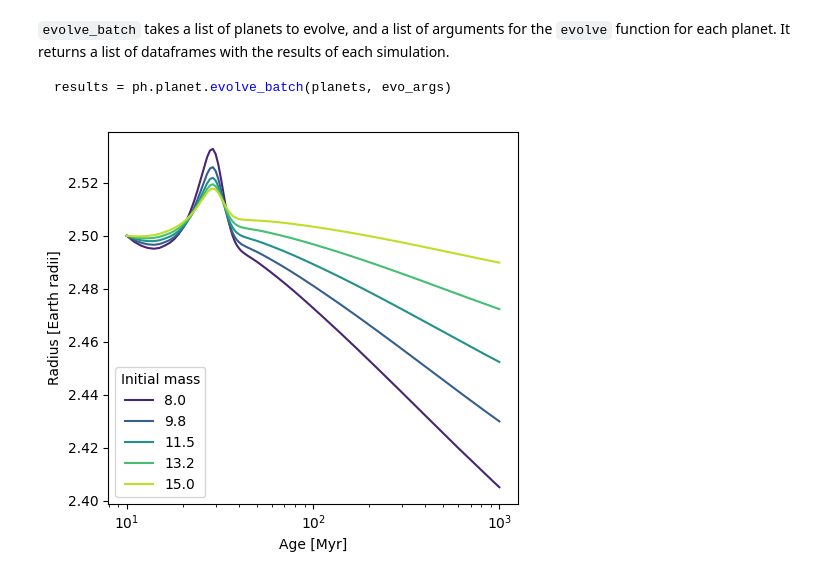
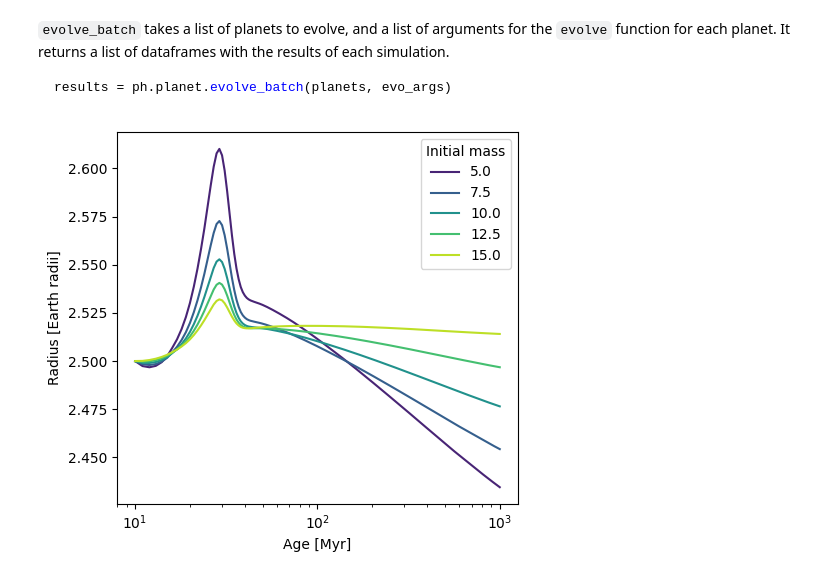
Before and after one commit to jorgefz/photoevolver, a Jupyter notebook: examples/planet-evolution-threaded.ipynb, the cells around one changed output. Saved outputs shown, nothing was run; the diff lists cells and outputs as text; code cells hidden in the pictures.

```diff
--- a/examples/planet-evolution-threaded.ipynb
+++ b/examples/planet-evolution-threaded.ipynb
@@ -20,14 +19,17 @@ import Mors as mors
 # Load models
 star = mors.Star(Mstar = 1.0, percentile = 50.0)
 models = dict(
-    star_model = star,
-    core_model = models.core_otegi20,
-    envelope_model = models.envelope_chen16,
+    star = star,
+    core = ph.models.core_otegi20,
+    env  = ph.models.envelope_chen16,
 )
+"""
+I defined no mass loss model, so they planet will not experience atmospheric escape, only thermal evolution.
+"""
 
 # Create planets
-masses = np.linspace(8, 15, num = 5)
-planets = [ ph.Planet(mass = m, radius = 2.5, period = 10) for m in masses ]
+masses = np.linspace(5, 15, num = 5)
+planets = [ ph.Planet(mass = m, radius = 2.5, period = 5) for m in masses ]
 for p in planets:
     p.set_models(**models)
 
@@ -37,19 +39,20 @@ evo_args = [ dict(start = 10, end = 1000, step = 1, progressbar = True) ] * len(
 results = ph.planet.evolve_batch(planets, evo_args)
 # %%
 
-fig, ax = plt.subplots(1, 1, figsize=(5, 4.5))
+fig, ax1 = plt.subplots(1, 1, figsize=(5, 4.5))
 
-ax.set_xlabel("Age [Myr]")
-ax.set_ylabel("Radius [Earth radii]")
-ax.set_xscale("log")
+ax1.set_xlabel("Age [Myr]")
+ax1.set_ylabel("Radius [Earth radii]")
+ax1.set_xscale("log")
 
 colors = iter(plt.cm.viridis(np.linspace(0.1, 0.9, len(planets))))
 
 for mass,evo in zip(masses, results):
-    ax.plot(evo['age'], evo['radius'], c = next(colors), label = f"{mass:.1f}")
+    color = next(colors)
+    ax1.plot(evo['age'], evo['radius'], c = color, label = f"{mass:.1f}")
 
-ax.legend(title = "Initial mass")
+ax1.legend(title = "Initial mass")
 fig.tight_layout()
 plt.show()
 # %% [output]
-[figure, old version]
+[figure, new version]
```
Also changed, not shown: parts of 1 cell of this notebook, 2 other files.
